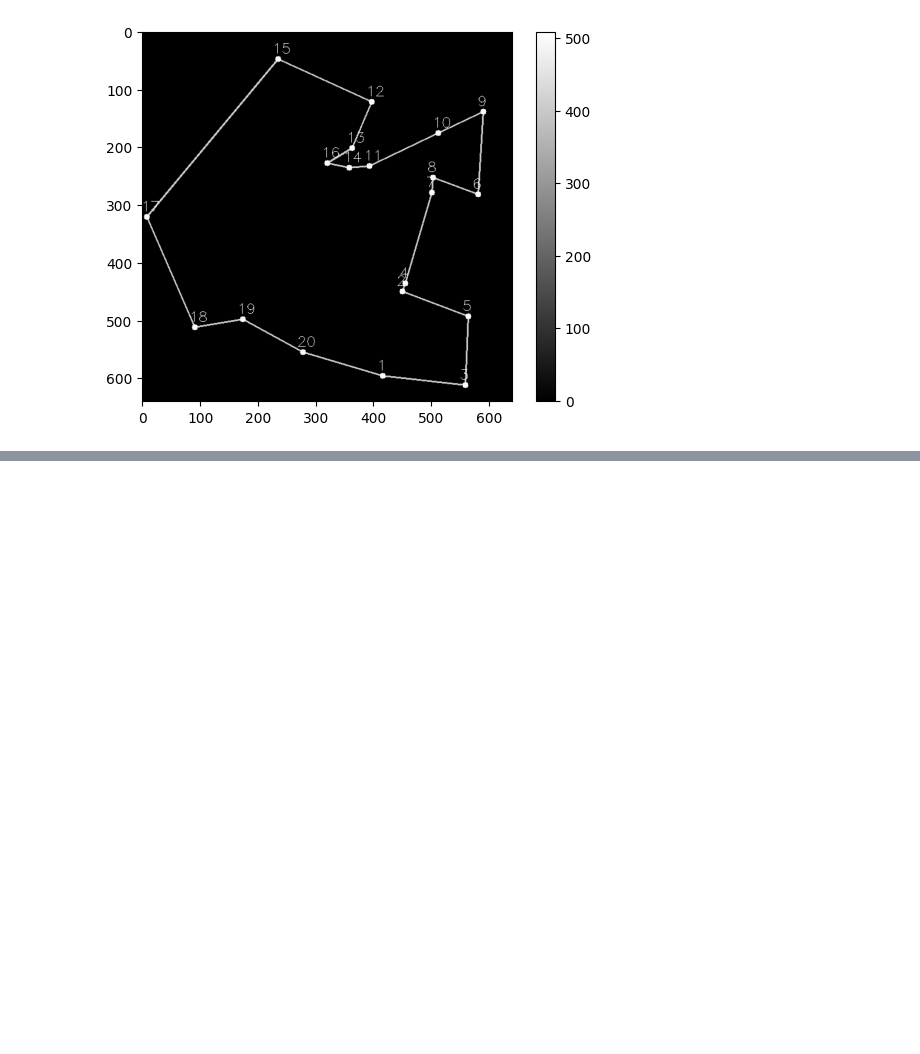
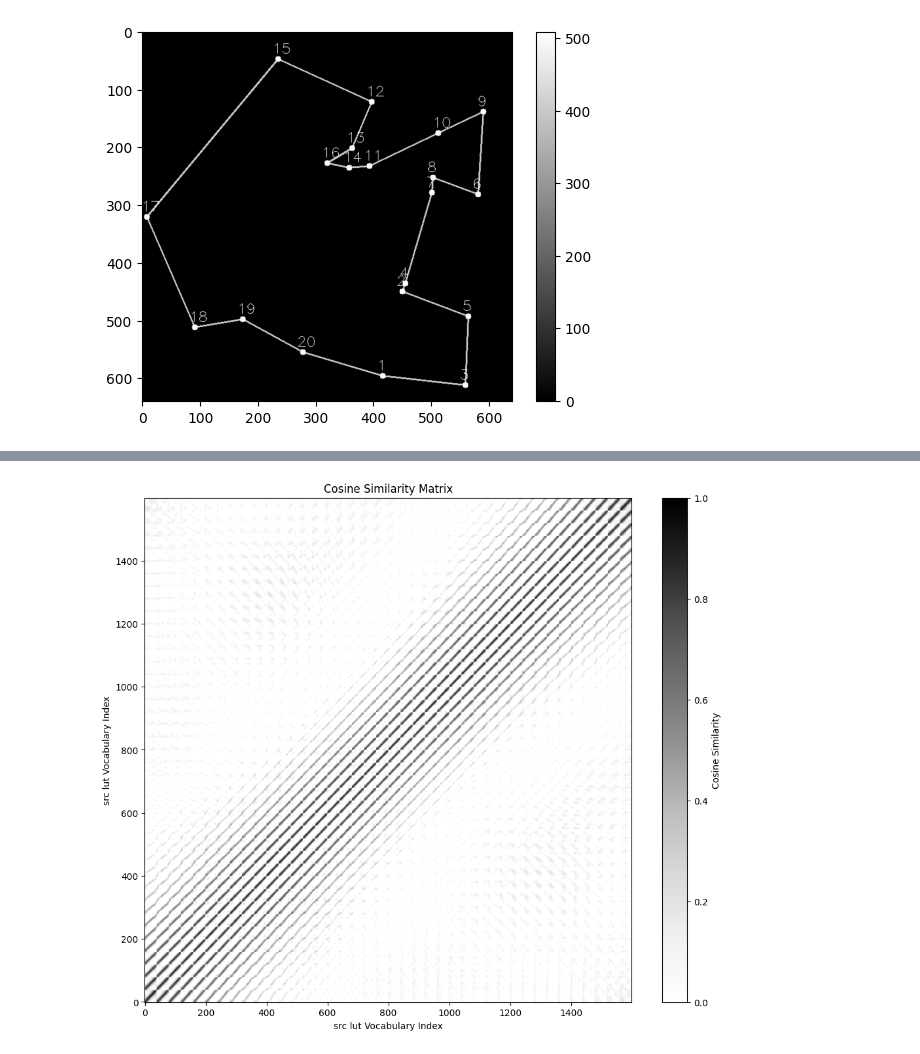
Before and after one commit to Giventicket/GridFormer, a Jupyter notebook: test.ipynb, the cells around one changed output, grey strips where cells are left out. Cells and saved outputs as stored; diff of their text form; code cells hidden in the pictures; blank space fills up the shorter version.

```diff
--- a/test.ipynb
+++ b/test.ipynb
@@ -224,22 +278,3 @@ class TSPImageDataset(torch.utils.data.Dataset):
   def __getitem__(self, idx):
     points, tour = self.rasterize(idx)
     return points, tour
-# %%
-import matplotlib.pyplot as plt
-from tqdm import tqdm
-
-images = TSPImageDataset(
-    data_file = "./reordered(origin)_tsp20_train_concorde.txt",
-)
-
-I = 0
-
-for idx in tqdm(range(len(images))):
-    points, tour = images[idx]
-    point = points[I]
-    plt.scatter(point[0], point[1], color='blue')  # Scatter plot each point
-
-plt.xlabel('X-axis')
-plt.ylabel('Y-axis')
-plt.title(f'{I} point')
-plt.show()
@@ -248,0 +322,4 @@ Loaded "./reordered(origin)_tsp20_train_concorde.txt" with 10000 lines
+# %%
+images = TSPImageDataset(
+    data_file = "./tsp20_grid_val.txt",
+)
@@ -248,0 +615,22 @@ Loaded "./reordered(origin)_tsp20_train_concorde.txt" with 10000 lines
+# %%
+import torch
+import torch.nn.functional as F
+import matplotlib.pyplot as plt
+from sklearn.metrics.pairwise import cosine_similarity
+
+tgt_lut_weights = tsp_model.model.tgt_embed.lut.cpu().weight.data
+src_lut_weights = tsp_model.model.src_embed.lut.cpu().weight.data
+
+cosine_sim_matrix = cosine_similarity(src_lut_weights, src_lut_weights)
+
+# 시각화
+plt.figure(figsize=(12, 10))
+plt.imshow(cosine_sim_matrix, cmap='Greys', aspect='auto', vmin=0, vmax=1)
+plt.colorbar(label='Cosine Similarity')
+plt.title('Cosine Similarity Matrix')
+plt.xlabel('src lut Vocabulary Index')
+plt.ylabel('src lut Vocabulary Index')
+plt.gca().invert_yaxis()
+plt.show()
+# %% [output]
+[figure, added]
```
Also changed, not shown: parts of 13 cells of this notebook, 44 other files.
